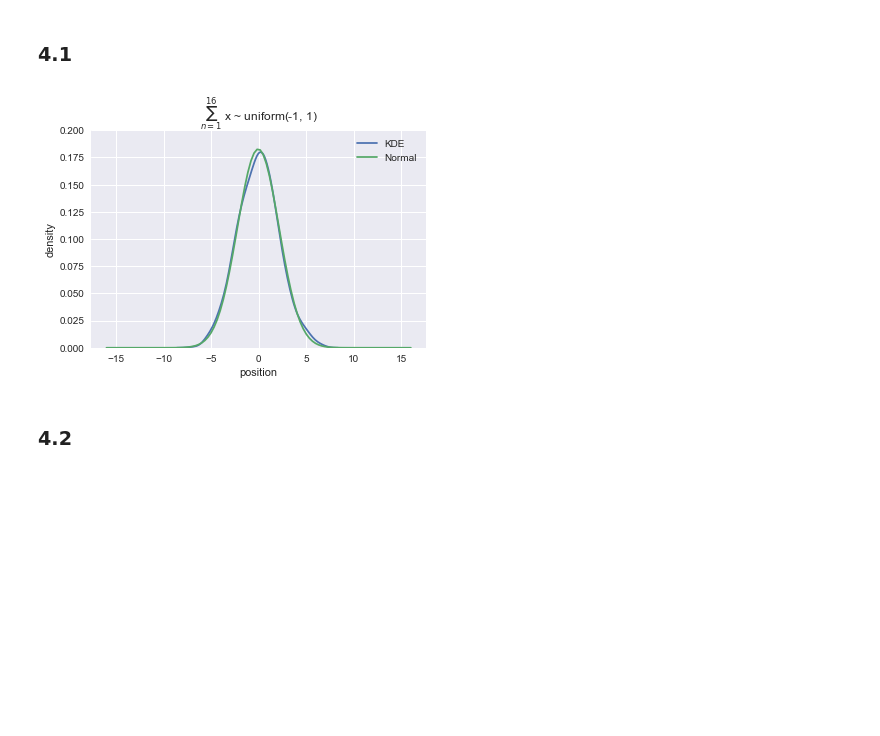
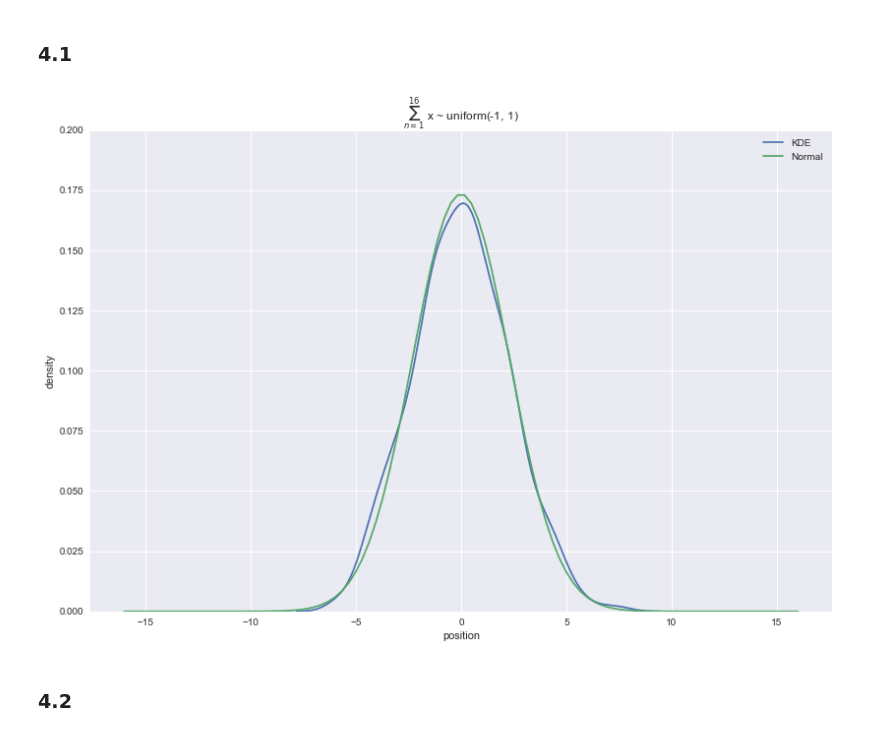
Before and after one commit to grinnbearit/statistical_rethinking, a Jupyter notebook: chapter_4.ipynb, the cells around one changed output. Saved outputs shown, nothing was run; the diff lists cells and outputs as text; code cells hidden in the pictures; blank space fills up the shorter version.

```diff
--- a/chapter_4.ipynb
+++ b/chapter_4.ipynb
@@ -22,16 +22,17 @@ pos = np.random.uniform(-1, 1, (16, 1000)).sum(axis=0)
 # %%
 xs = np.linspace(-16, 16, 100)
 ys = stats.norm.pdf(xs, loc=np.mean(pos), scale=np.std(pos))
 f, ax = plt.subplots(1, 1)
+f.set_size_inches(13.5, 9)
 sns.kdeplot(pos, ax=ax, label="KDE")
 ax.plot(xs, ys, label="Normal")
 ax.set_ylim(0, 0.20)
 ax.legend(loc=0)
 ax.set_title("$\sum_{n=1}^{16}$ x ~ uniform(-1, 1)", pad=10)
 ax.set_xlabel("position")
 ax.set_ylabel("density");
 # %% [output]
-[figure, old version]
+[figure, new version]
 # %% [markdown]
 ### 4.2
 # %%
```
Also changed, not shown: parts of 88 cells of this notebook.
